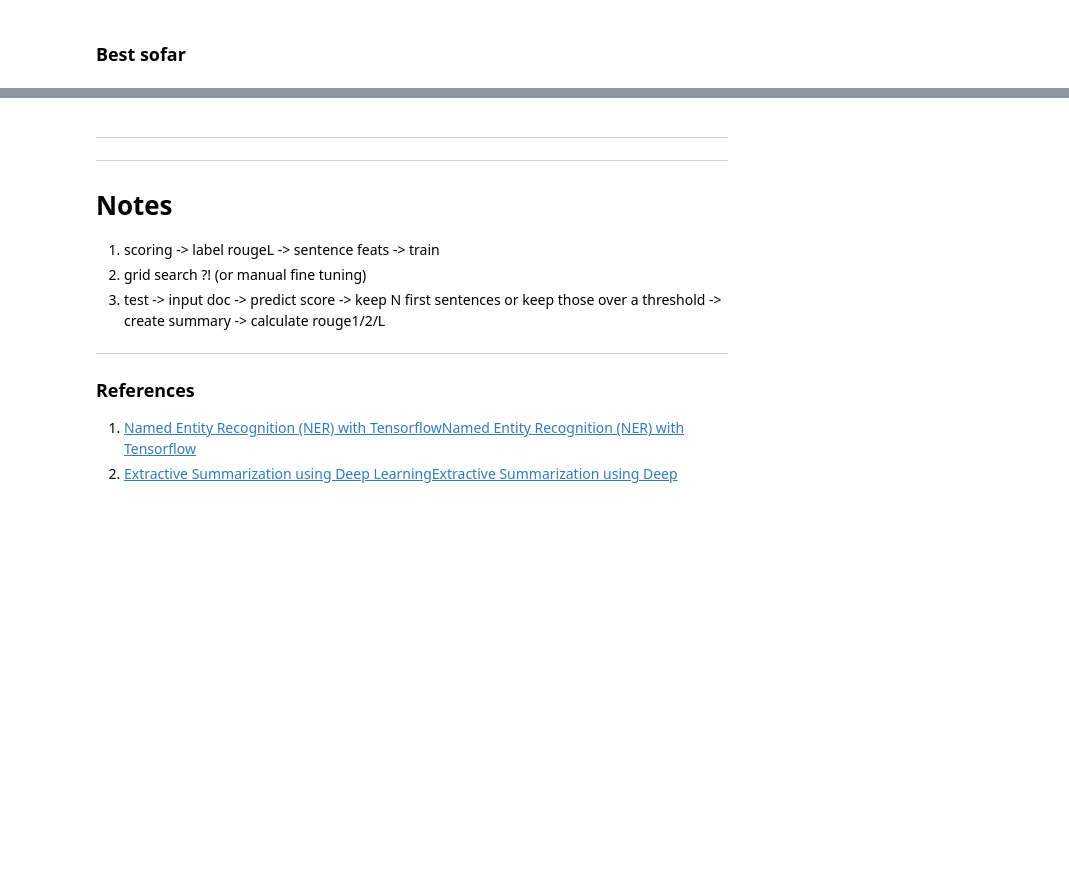
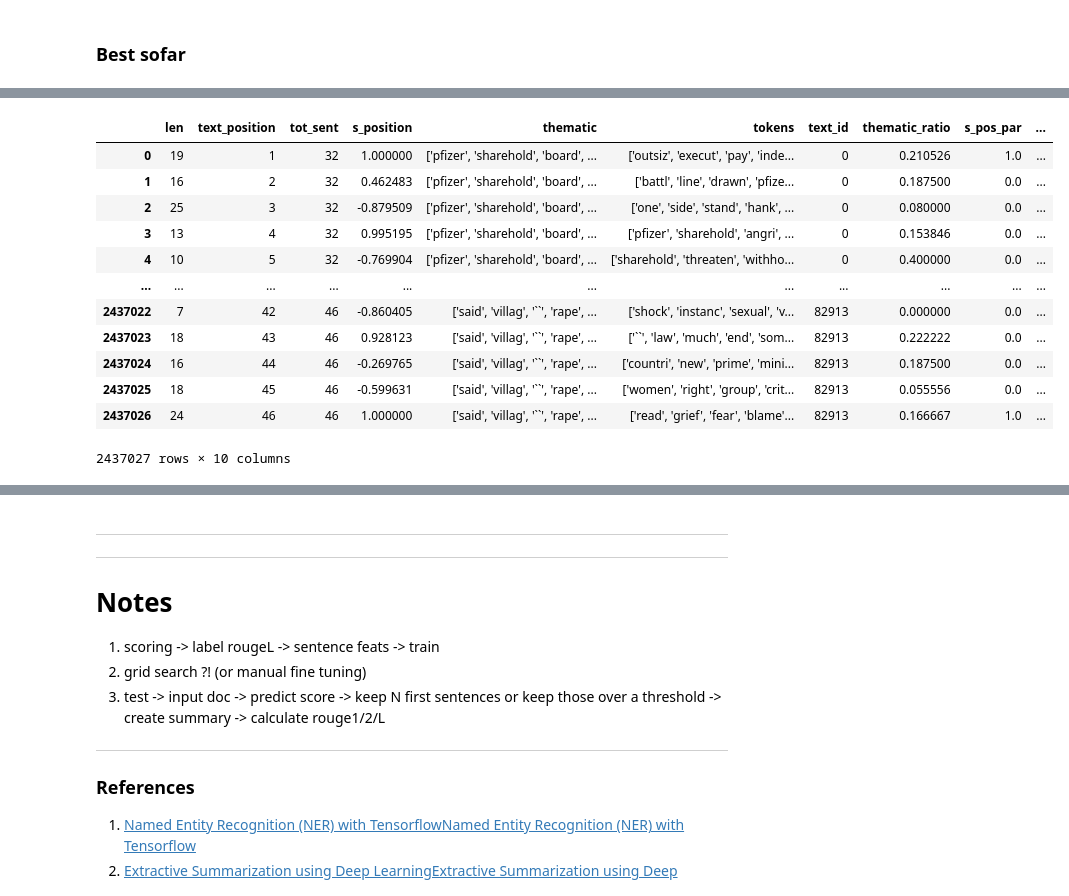
Before and after one commit to theatina/Extractive_Summarizer, a Jupyter notebook: m915-extrasummarizer.ipynb, the cells around one changed output, grey strips where cells are left out. Drawn from its saved outputs; the diff is of its cells as text; code cells hidden in the pictures; blank space fills up the shorter version.

```diff
--- a/m915-extrasummarizer.ipynb
+++ b/m915-extrasummarizer.ipynb
@@ -549,3 +554,19 @@ Mean MSE: 0.009 (0.003)
 # %%
 # grid search
+# %%
+train_data
+# %% [output]
+|  | len | text_position | tot_sent | s_position | thematic | tokens | text_id | thematic_ratio | s_pos_par | ... |
+| 0 | 19 | 1 | 32 | 1.000000 | ['pfizer', 'sharehold', 'board', ... | ['outsiz', 'execut', 'pay', 'inde... | 0 | 0.210526 | 1.0 | ... |
+| 1 | 16 | 2 | 32 | 0.462483 | ['pfizer', 'sharehold', 'board', ... | ['battl', 'line', 'drawn', 'pfize... | 0 | 0.187500 | 0.0 | ... |
+| 2 | 25 | 3 | 32 | -0.879509 | ['pfizer', 'sharehold', 'board', ... | ['one', 'side', 'stand', 'hank', ... | 0 | 0.080000 | 0.0 | ... |
+| 3 | 13 | 4 | 32 | 0.995195 | ['pfizer', 'sharehold', 'board', ... | ['pfizer', 'sharehold', 'angri', ... | 0 | 0.153846 | 0.0 | ... |
+| 4 | 10 | 5 | 32 | -0.769904 | ['pfizer', 'sharehold', 'board', ... | ['sharehold', 'threaten', 'withho... | 0 | 0.400000 | 0.0 | ... |
+| ... | ... | ... | ... | ... | ... | ... | ... | ... | ... | ... |
+| 2437022 | 7 | 42 | 46 | -0.860405 | ['said', 'villag', '``', 'rape', ... | ['shock', 'instanc', 'sexual', 'v... | 82913 | 0.000000 | 0.0 | ... |
+| 2437023 | 18 | 43 | 46 | 0.928123 | ['said', 'villag', '``', 'rape', ... | ['``', 'law', 'much', 'end', 'som... | 82913 | 0.222222 | 0.0 | ... |
+| 2437024 | 16 | 44 | 46 | -0.269765 | ['said', 'villag', '``', 'rape', ... | ['countri', 'new', 'prime', 'mini... | 82913 | 0.187500 | 0.0 | ... |
+| 2437025 | 18 | 45 | 46 | -0.599631 | ['said', 'villag', '``', 'rape', ... | ['women', 'right', 'group', 'crit... | 82913 | 0.055556 | 0.0 | ... |
+| 2437026 | 24 | 46 | 46 | 1.000000 | ['said', 'villag', '``', 'rape', ... | ['read', 'grief', 'fear', 'blame'... | 82913 | 0.166667 | 1.0 | ... |
+2437027 rows × 10 columns
 # %%
```
Also changed, not shown: parts of 7 cells of this notebook.
